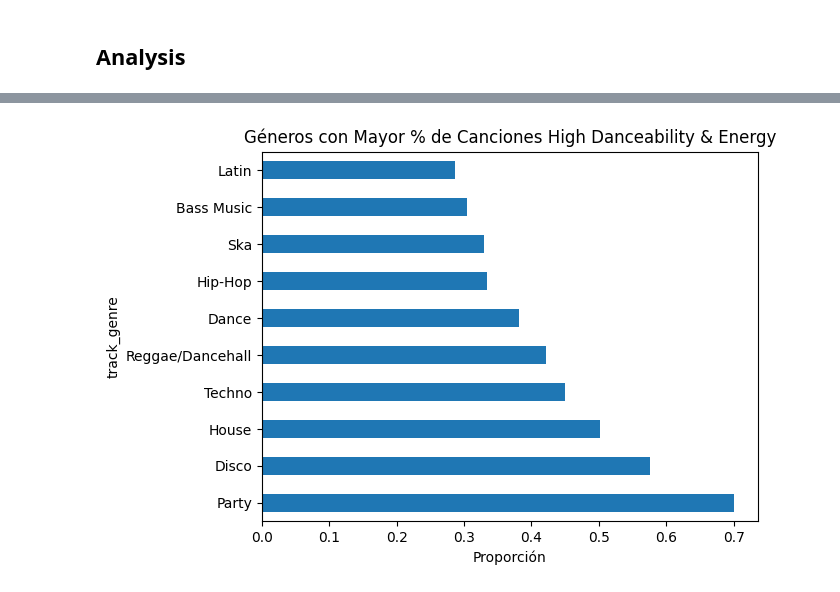
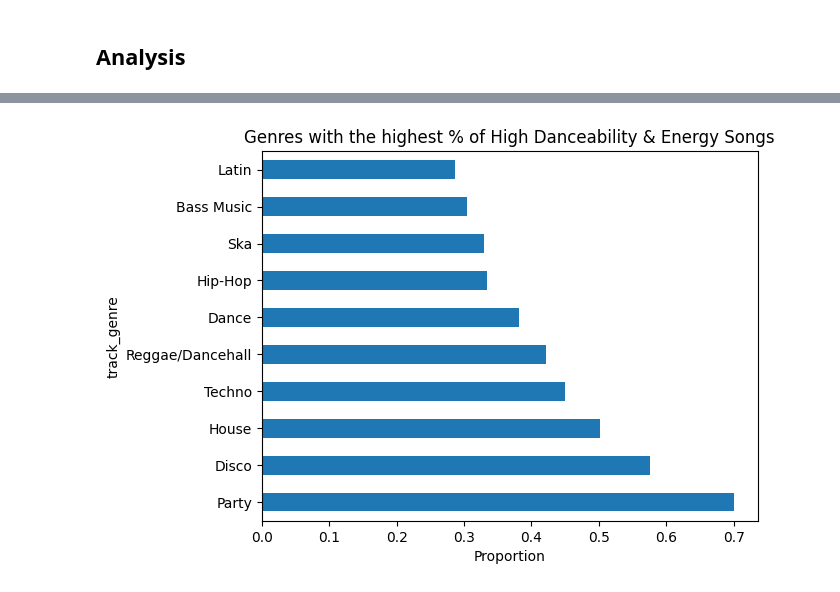
Before and after one commit to natam226/Workshop_002, a Jupyter notebook: notebooks/003_EDA_spotify.ipynb, the cells around one changed output, grey strips where cells are left out. Saved outputs shown, nothing was run; the diff lists cells and outputs as text; code cells hidden in the pictures.

```diff
--- a/notebooks/003_EDA_spotify.ipynb
+++ b/notebooks/003_EDA_spotify.ipynb
@@ -432,13 +437,12 @@ plt.show()
 # %%
-# Géneros con mayor proporción de canciones "High" en danceability y energy
 genre_dance_energy = spotify_df.groupby('track_genre').apply(
     lambda x: ((x['danceability_cat'] == 'High') &
                (x['energy_cat'] == 'High')).mean()
 ).sort_values(ascending=False).head(10)
 
 genre_dance_energy.plot(kind='barh')
-plt.title('Géneros con Mayor % de Canciones High Danceability & Energy')
-plt.xlabel('Proporción')
+plt.title('Genres with the highest % of High Danceability & Energy Songs')
+plt.xlabel('Proportion')
 plt.show()
 # %% [output]
-[figure, old version]
+[figure, new version]
```
Also changed, not shown: parts of 38 cells of this notebook, 7 other files.
